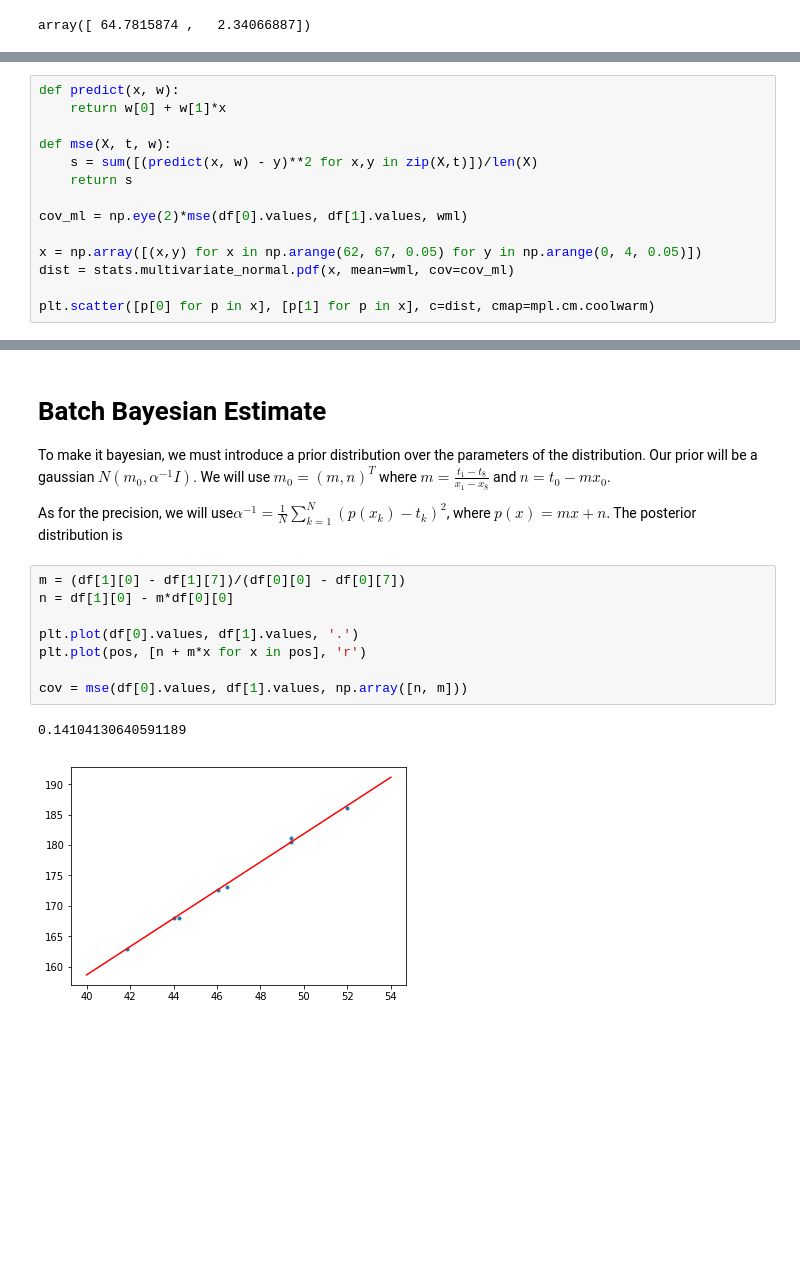
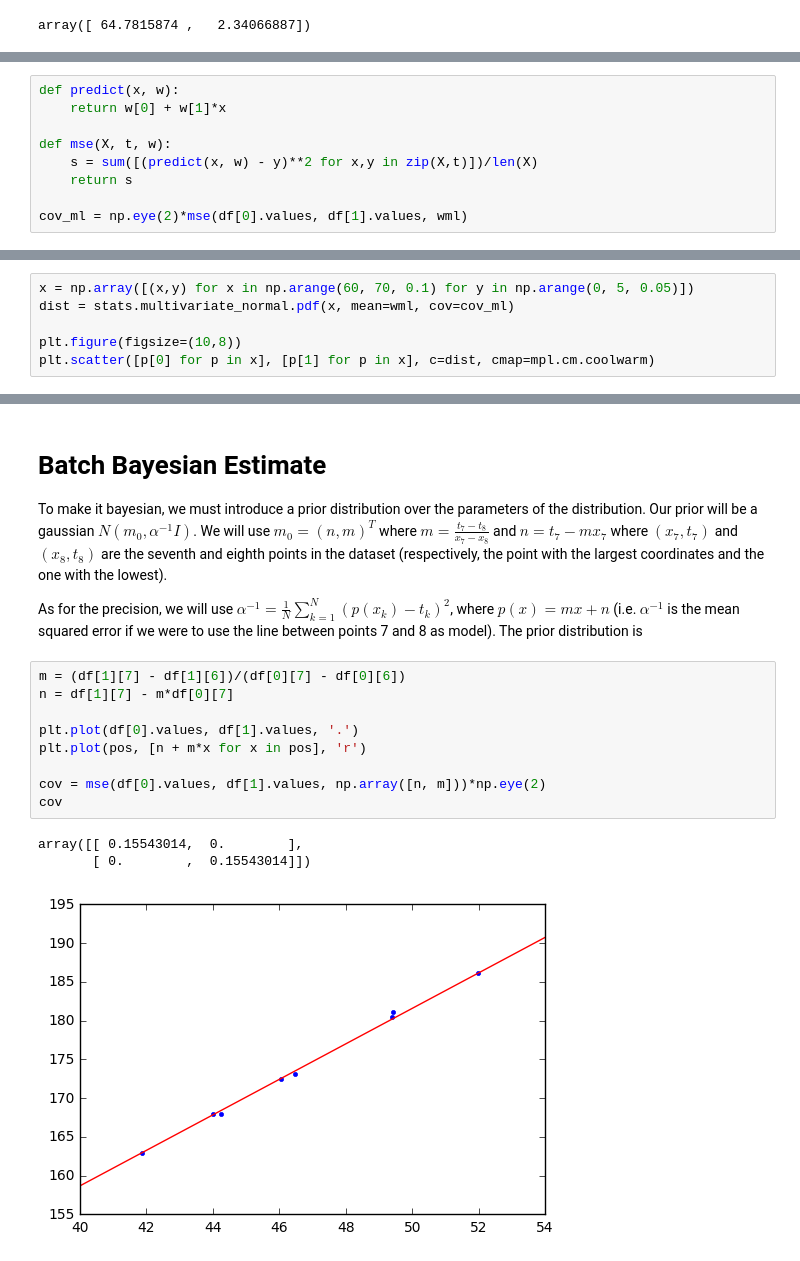
Before and after one commit to phgcarva/atai-notebooks-machine-learning, a Jupyter notebook: 05 - Bayesian Regression/Exercise 01.ipynb, the cells around one changed output, grey strips where cells are left out. Saved outputs shown, nothing was run; the diff lists cells and outputs as text; blank space fills up the shorter version.

Commit message:
MASTER Plot started for the sequential bayesian estimate

```diff
--- a/05 - Bayesian Regression/Exercise 01.ipynb
+++ b/05 - Bayesian Regression/Exercise 01.ipynb
@@ -60,8 +61,3 @@ def mse(X, t, w):
     return s
 
 cov_ml = np.eye(2)*mse(df[0].values, df[1].values, wml)
-
-x = np.array([(x,y) for x in np.arange(62, 67, 0.05) for y in np.arange(0, 4, 0.05)])
-dist = stats.multivariate_normal.pdf(x, mean=wml, cov=cov_ml)
-
-plt.scatter([p[0] for p in x], [p[1] for p in x], c=dist, cmap=mpl.cm.coolwarm)
@@ -70,0 +64,6 @@ plt.scatter([p[0] for p in x], [p[1] for p in x], c=dist, cmap=mpl.cm.coolwarm)
+# %%
+x = np.array([(x,y) for x in np.arange(60, 70, 0.1) for y in np.arange(0, 5, 0.05)])
+dist = stats.multivariate_normal.pdf(x, mean=wml, cov=cov_ml)
+
+plt.figure(figsize=(10,8))
+plt.scatter([p[0] for p in x], [p[1] for p in x], c=dist, cmap=mpl.cm.coolwarm)
@@ -83,17 +87,19 @@ for sample in samples:
 # %% [markdown]
 # Batch Bayesian Estimate
 
-To make it bayesian, we must introduce a prior distribution over the parameters of the distribution. Our prior will be a gaussian $N(m_0, \alpha^{-1} I)$. We will use $m_0 = (m, n)^T$ where $m = \frac{t_1 - t_8}{x_1 - x_8}$ and $n = t_0 - mx_0$.
+To make it bayesian, we must introduce a prior distribution over the parameters of the distribution. Our prior will be a gaussian $N(m_0, \alpha^{-1} I)$. We will use $m_0 = (n, m)^T$ where $m = \frac{t_7 - t_8}{x_7 - x_8}$ and $n = t_7 - mx_7$ where $(x_7, t_7)$ and $(x_8, t_8)$ are the seventh and eighth points in the dataset (respectively, the point with the largest coordinates and the one with the lowest).
 
-As for the precision, we will use$\alpha^{-1} = \frac{1}{N} \sum\limits_{k=1}^{N} (p(x_k) - t_k)^2$, where $p(x) = mx + n$. The posterior distribution is
+As for the precision, we will use $\alpha^{-1} = \frac{1}{N} \sum\limits_{k=1}^{N} (p(x_k) - t_k)^2$, where $p(x) = mx + n$ (i.e. $\alpha^{-1}$ is the mean squared error if we were to use the line between points 7 and 8 as model). The prior distribution is
 # %%
-m = (df[1][0] - df[1][7])/(df[0][0] - df[0][7])
-n = df[1][0] - m*df[0][0]
+m = (df[1][7] - df[1][6])/(df[0][7] - df[0][6])
+n = df[1][7] - m*df[0][7]
 
 plt.plot(df[0].values, df[1].values, '.')
 plt.plot(pos, [n + m*x for x in pos], 'r')
 
-cov = mse(df[0].values, df[1].values, np.array([n, m]))
+cov = mse(df[0].values, df[1].values, np.array([n, m]))*np.eye(2)
+cov
 # %% [output]
-0.14104130640591189
+array([[ 0.15543014,  0.        ],
+       [ 0.        ,  0.15543014]])
-[figure, old version]
+[figure, new version]
```
Also changed, not shown: parts of 14 cells of this notebook.
